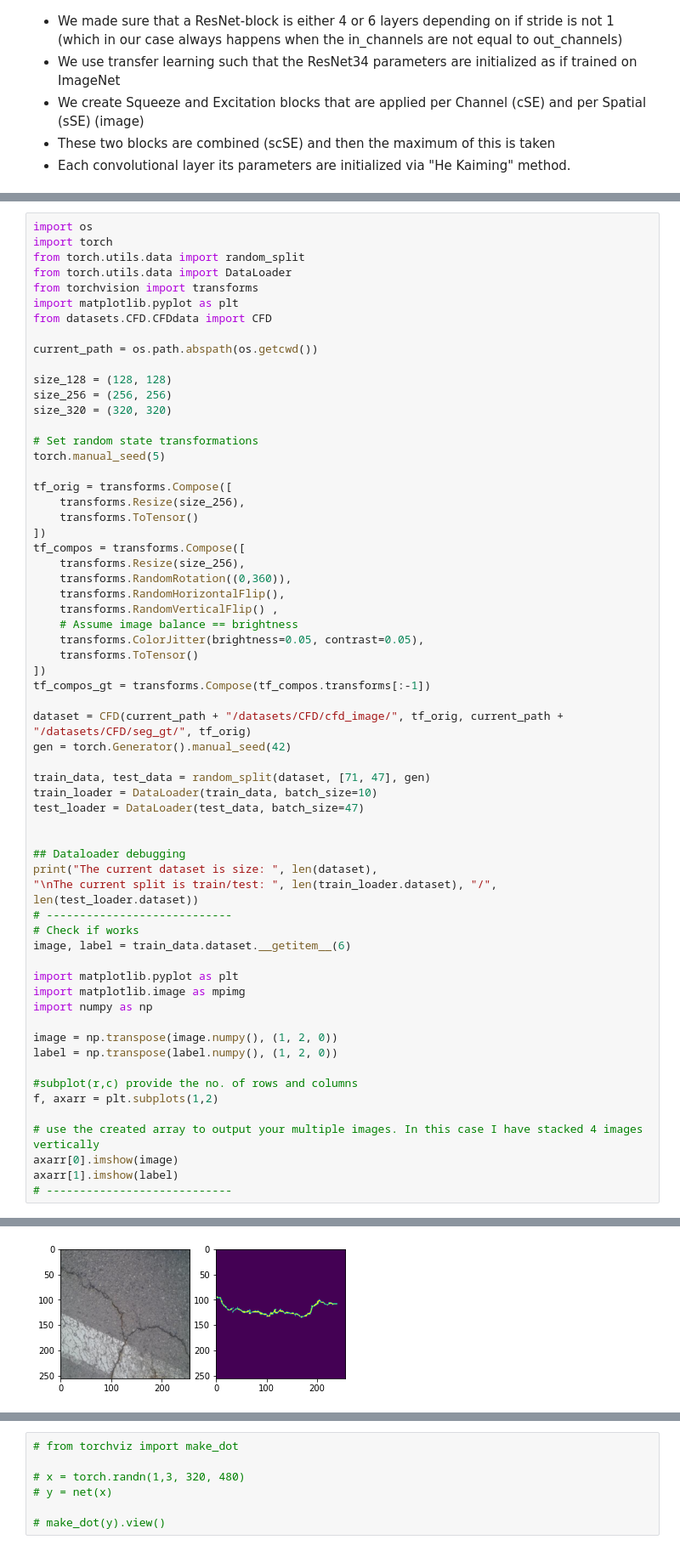
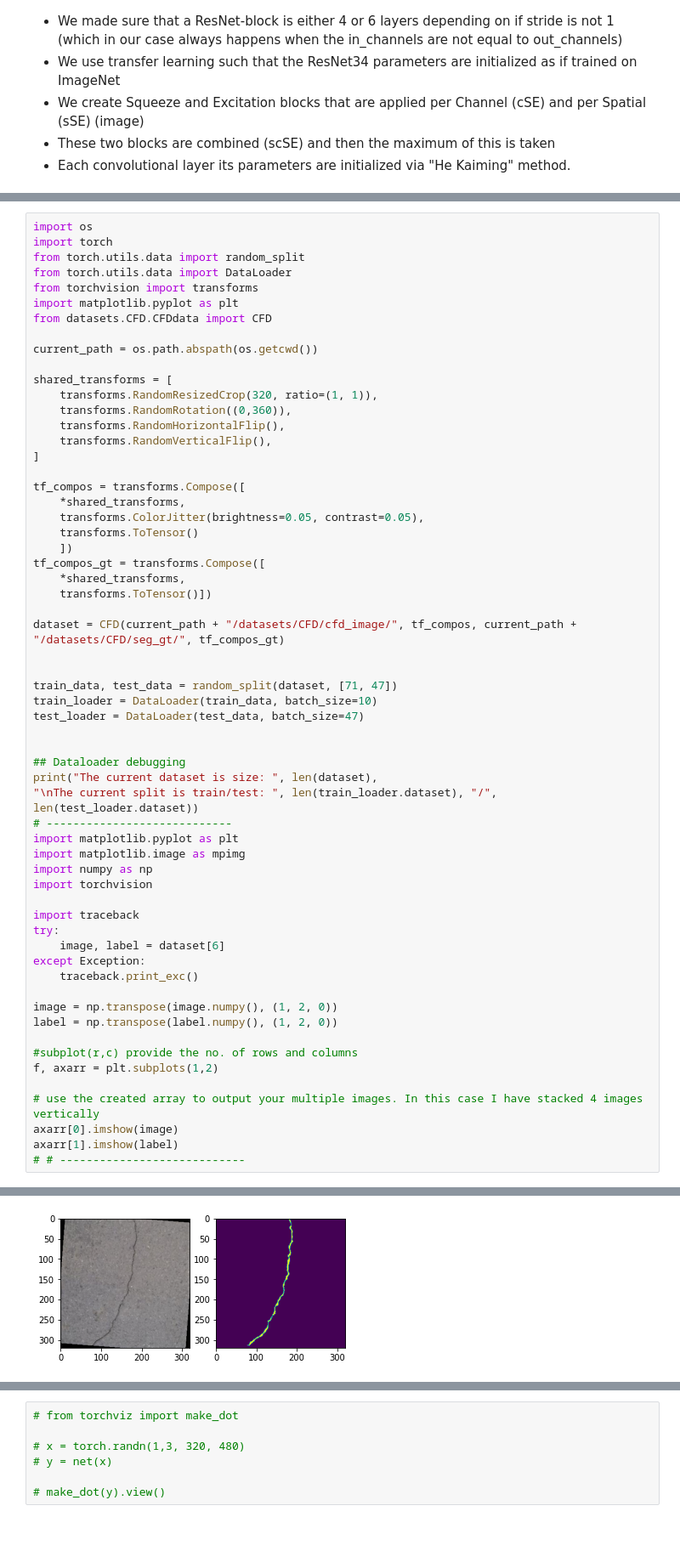
Before and after one commit to sjoerdvandenbos/deeplearning_reproducibility, a Jupyter notebook: DL_reproduction_paper.ipynb, the cells around one changed output, grey strips where cells are left out. Shown at 85% size. Drawn from its saved outputs; the diff is of its cells as text.

```diff
--- a/DL_reproduction_paper.ipynb
+++ b/DL_reproduction_paper.ipynb
@@ -49,62 +49,60 @@ from datasets.CFD.CFDdata import CFD
 
 current_path = os.path.abspath(os.getcwd())
 
-size_128 = (128, 128)
-size_256 = (256, 256)
-size_320 = (320, 320)
-
-# Set random state transformations
-torch.manual_seed(5)
-
-tf_orig = transforms.Compose([
-    transforms.Resize(size_256),
-    transforms.ToTensor()
-])
-tf_compos = transforms.Compose([
-    transforms.Resize(size_256),
+shared_transforms = [
+    transforms.RandomResizedCrop(320, ratio=(1, 1)),
     transforms.RandomRotation((0,360)),
     transforms.RandomHorizontalFlip(),
-    transforms.RandomVerticalFlip() ,
-    # Assume image balance == brightness
+    transforms.RandomVerticalFlip(),
+]
+
+tf_compos = transforms.Compose([
+    *shared_transforms,
     transforms.ColorJitter(brightness=0.05, contrast=0.05),
     transforms.ToTensor()
-])
-tf_compos_gt = transforms.Compose(tf_compos.transforms[:-1])
+    ])
+tf_compos_gt = transforms.Compose([
+    *shared_transforms,
+    transforms.ToTensor()])
 
-dataset = CFD(current_path + "/datasets/CFD/cfd_image/", tf_orig, current_path + "/datasets/CFD/seg_gt/", tf_orig)
-gen = torch.Generator().manual_seed(42)
+dataset = CFD(current_path + "/datasets/CFD/cfd_image/", tf_compos, current_path + "/datasets/CFD/seg_gt/", tf_compos_gt)
 
-train_data, test_data = random_split(dataset, [71, 47], gen)
+
+train_data, test_data = random_split(dataset, [71, 47])
 train_loader = DataLoader(train_data, batch_size=10)
 test_loader = DataLoader(test_data, batch_size=47)
 
 
 ## Dataloader debugging
 print("The current dataset is size: ", len(dataset),
 "\nThe current split is train/test: ", len(train_loader.dataset), "/", len(test_loader.dataset))
 # ----------------------------
-# Check if works
-image, label = train_data.dataset.__getitem__(6)
-
 import matplotlib.pyplot as plt
 import matplotlib.image as mpimg
 import numpy as np
+import torchvision
+
+import traceback
+try:
+    image, label = dataset[6]
+except Exception:
+    traceback.print_exc()
 
 image = np.transpose(image.numpy(), (1, 2, 0))
 label = np.transpose(label.numpy(), (1, 2, 0))
 
 #subplot(r,c) provide the no. of rows and columns
 f, axarr = plt.subplots(1,2)
 
 # use the created array to output your multiple images. In this case I have stacked 4 images vertically
 axarr[0].imshow(image)
 axarr[1].imshow(label)
-# ----------------------------
+# # ----------------------------
 # %% [output]
 The current dataset is size:  118
 The current split is train/test:  71 / 47
 <matplotlib.image.AxesImage at 0x...>
-[figure, old version]
+[figure, new version]
 # %%
 from architecture import main
 from loss.loss import batch_dice_loss
```
Also changed, not shown: parts of 1 cell of this notebook, 1 other file.
